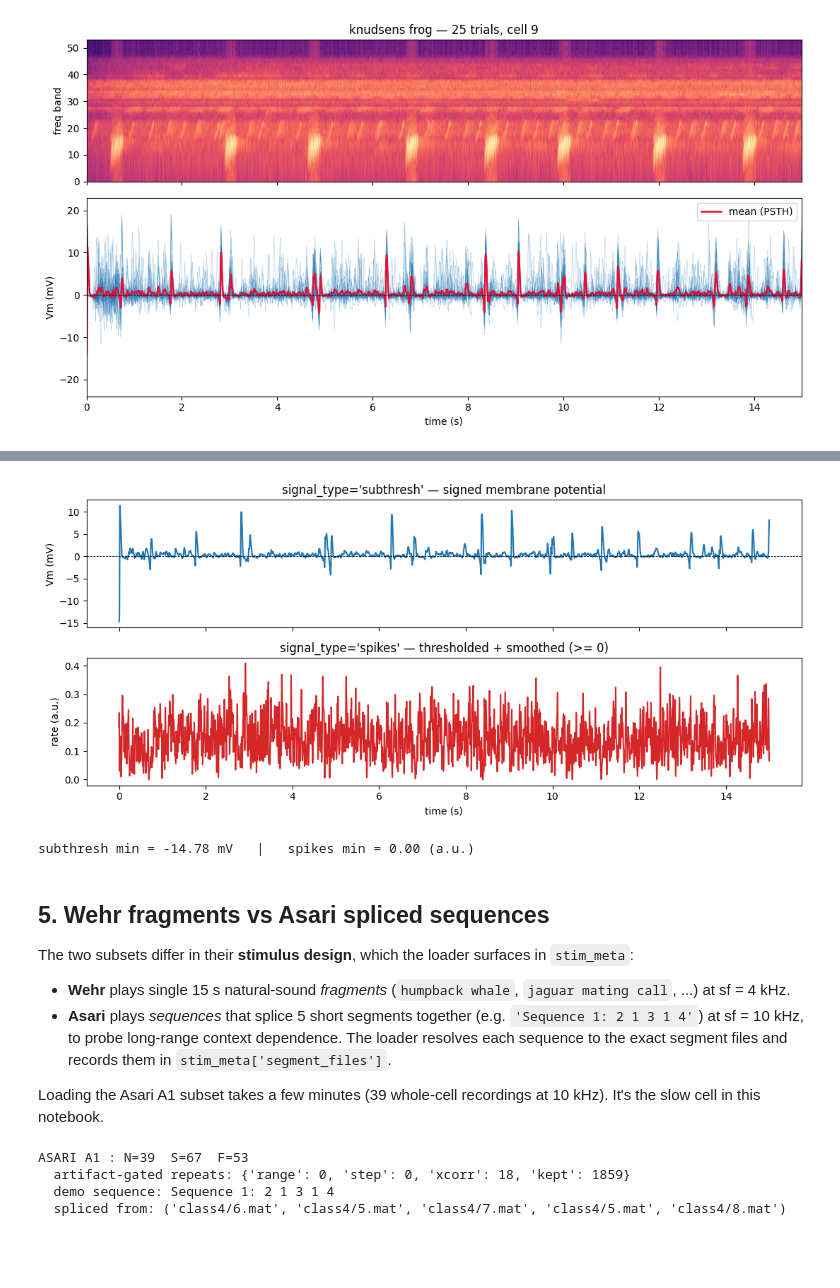
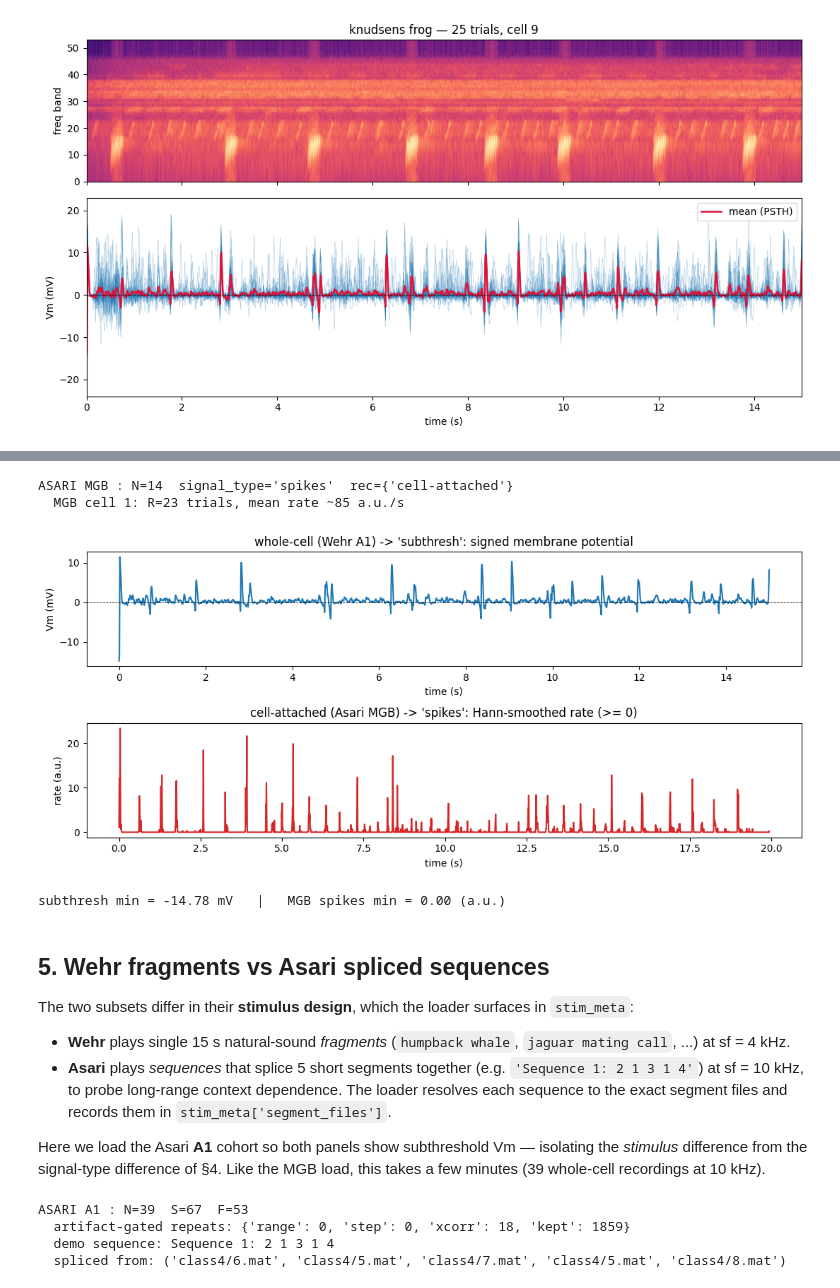
Before and after one commit to urancon/deepSTRF, a Jupyter notebook: examples/inspect_crcns_ac1.ipynb, the cells around one changed output, grey strips where cells are left out. Drawn from its saved outputs; the diff is of its cells as text; code cells hidden in the pictures; blank space fills up the shorter version.

```diff
--- a/examples/inspect_crcns_ac1.ipynb
+++ b/examples/inspect_crcns_ac1.ipynb
@@ -74,9 +75,10 @@ A1). We load the Wehr subset first — it's small (25 cells, sf = 4 kHz) and
 loads in ~1 minute. The Asari subset comes later (it's bigger and slower).
 # %%
 wehr = CRCNSAC1Dataset(path=DATA, download=DOWNLOAD,
-                       experimenter='wehr', signal_type='subthresh', dt_ms=5.0)
+                       experimenter='wehr', dt_ms=5.0)
 print(f'WEHR : N={wehr.N_neurons}  S={len(wehr.stims)}  F={wehr.F}')
 print(f'  spectrogram: {wehr.F} log-bands, {wehr.fmin:.0f}-{wehr.fmax:.0f} Hz, dt={wehr.dt} ms')
+print(f'  signal_type: {wehr.signal_type!r}  (auto-derived from recording mode)')
 print(f'  coverage (cells x stims that are real): '
       f'{wehr.nrn_masks.float().mean().item()*100:.0f}% dense')
 print(f'  artifact-gated repeats: {wehr._rejection_counter}')
@@ -194,20 +201,35 @@ illustrate the API contrast.
 # %%
-wehr_spk = CRCNSAC1Dataset(path=DATA, download=DOWNLOAD,
-                           experimenter='wehr', signal_type='spikes', dt_ms=5.0)
-mean_spk = wehr_spk.responses[demo_stim][cell].numpy().mean(0)
+mgb = CRCNSAC1Dataset(path=DATA, download=DOWNLOAD,
+                      experimenter='asari', sites='MGB', dt_ms=5.0)
+print(f'ASARI MGB : N={mgb.N_neurons}  signal_type={mgb.signal_type!r}  '
+      f"rec={set(m['recording_type'] for m in mgb.nrn_meta)}")
 
-fig, ax = plt.subplots(2, 1, figsize=(11, 5), sharex=True)
+# A spike-rate PSTH from one MGB cell, next to the Wehr subthreshold Vm.
+m_cell = int(mgb.nrn_masks.sum(0).argmax())
+m_stims = [s for s in range(len(mgb.stims)) if mgb.nrn_masks[s, m_cell]]
+m_stim = max(m_stims, key=lambda s: mgb.responses[s][m_cell].shape[0])
+m_resp = mgb.responses[m_stim][m_cell].numpy()
+m_psth = m_resp.mean(0)
+m_t = np.arange(m_psth.size) * mgb.dt / 1000.0
+# mean evoked rate sanity check (Asari 2009 report ~11 Hz evoked in MGB)
+mean_rate_hz = m_psth.mean() / (mgb.dt / 1000.0)
+print(f'  MGB cell {m_cell}: R={m_resp.shape[0]} trials, mean rate ~{mean_rate_hz:.0f} a.u./s')
+
+fig, ax = plt.subplots(2, 1, figsize=(11, 5), sharex=False)
 ax[0].plot(t_ax[:len(mean_trace)], mean_trace, color='C0')
 ax[0].axhline(0, color='k', lw=0.6, ls='--')
-ax[0].set(ylabel='Vm (mV)', title="signal_type='subthresh' — signed membrane potential")
-ax[1].plot(t_ax[:len(mean_spk)], mean_spk, color='C3')
+ax[0].set(ylabel='Vm (mV)', xlabel='time (s)',
+          title="whole-cell (Wehr A1) -> 'subthresh': signed membrane potential")
+ax[1].plot(m_t, m_psth, color='C3')
 ax[1].set(ylabel='rate (a.u.)', xlabel='time (s)',
-          title="signal_type='spikes' — thresholded + smoothed (>= 0)")
+          title="cell-attached (Asari MGB) -> 'spikes': Hann-smoothed rate (>= 0)")
 fig.tight_layout(); plt.show()
-print(f"subthresh min = {mean_trace.min():+.2f} mV   |   spikes min = {mean_spk.min():.2f} (a.u.)")
+print(f'subthresh min = {mean_trace.min():+.2f} mV   |   MGB spikes min = {m_psth.min():.2f} (a.u.)')
 # %% [output]
+ASARI MGB : N=14  signal_type='spikes'  rec={'cell-attached'}
+  MGB cell 1: R=23 trials, mean rate ~85 a.u./s
-[figure, old version]
+[figure, new version]
-subthresh min = -14.78 mV   |   spikes min = 0.00 (a.u.)
+subthresh min = -14.78 mV   |   MGB spikes min = 0.00 (a.u.)
 # %% [markdown]
 ## 5. Wehr fragments vs Asari spliced sequences
 
@@ -221,7 +243,9 @@ surfaces in `stim_meta`:
   dependence. The loader resolves each sequence to the exact segment files
   and records them in `stim_meta['segment_files']`.
 
-Loading the Asari A1 subset takes a few minutes (39 whole-cell recordings at
-10 kHz). It's the slow cell in this notebook.
+Here we load the Asari **A1** cohort so both panels show subthreshold Vm —
+isolating the *stimulus* difference from the signal-type difference of §4.
+Like the MGB load, this takes a few minutes (39 whole-cell recordings at
+10 kHz).
 # %%
 asari = CRCNSAC1Dataset(path=DATA, download=DOWNLOAD,
```
Also changed, not shown: parts of 7 cells of this notebook, 4 other files.
